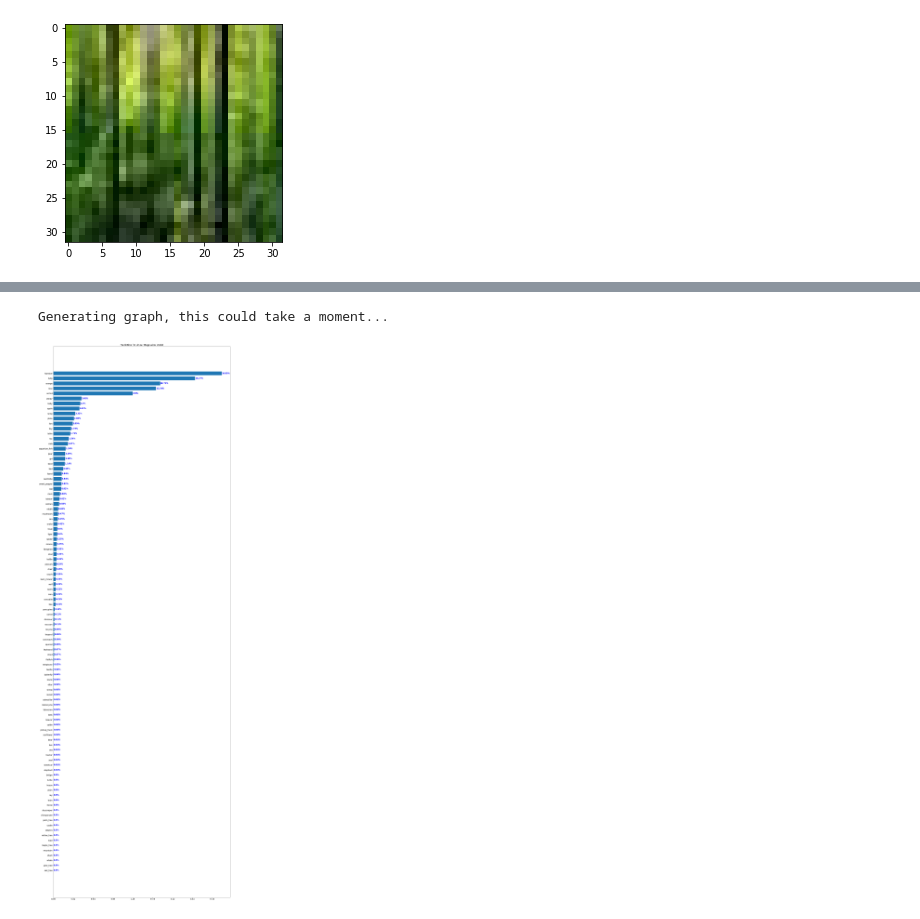
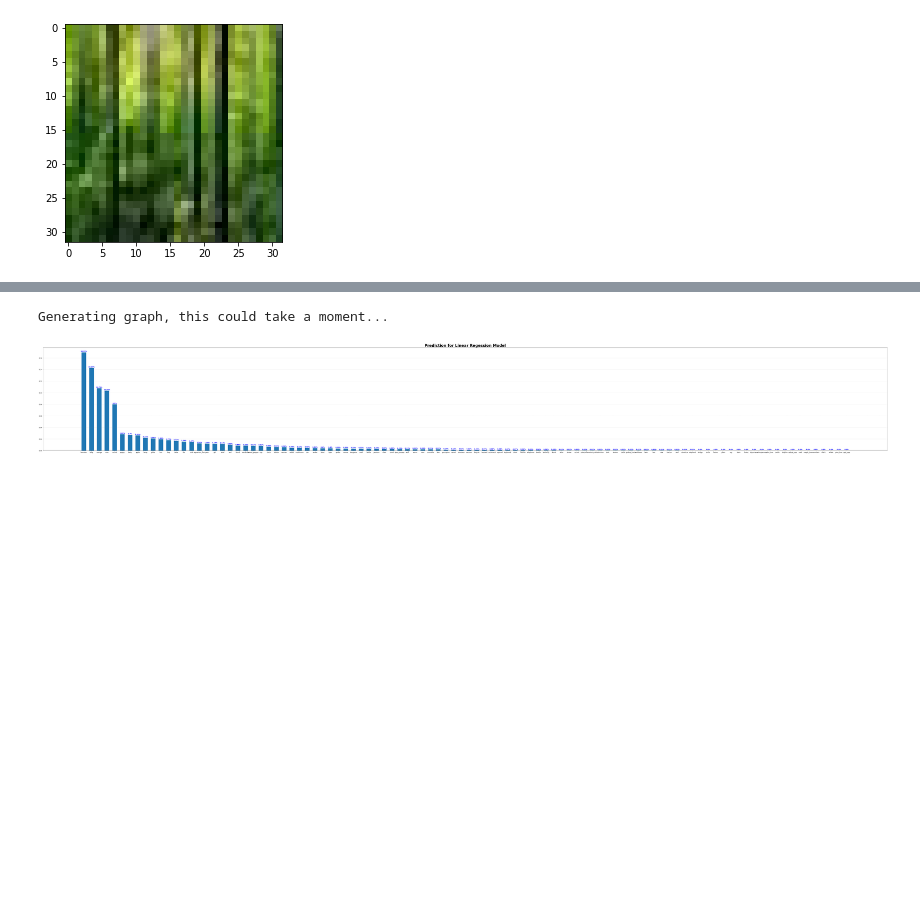
Before and after one commit to linnguyen1707/Machine-learning-and-data-mining-I, a Jupyter notebook: Test-Model/Untitled.ipynb, the cells around one changed output, grey strips where cells are left out. Saved outputs shown, nothing was run; the diff lists cells and outputs as text; code cells hidden in the pictures; blank space fills up the shorter version.

Commit message:
Add responsive graph

```diff
--- a/Test-Model/Untitled.ipynb
+++ b/Test-Model/Untitled.ipynb
@@ -122,26 +122,41 @@ print(list_label[res2.index(max(res2))])
 hamster
 # %%
 import numpy as np
-
-print("Generating graph, this could take a moment...")
 
 list_label = ['apple', 'aquarium_fish', 'baby', 'bear', 'beaver', 'bed', 'bee', 'beetle', 'bicycle', 'bottle', 'bowl', 'boy', 'bridge', 'bus', 'butterfly', 'camel', 'can', 'castle', 'caterpillar', 'cattle', 'chair', 'chimpanzee', 'clock', 'cloud', 'cockroach', 'couch', 'crab', 'crocodile', 'cup', 'dinosaur', 'dolphin', 'elephant', 'flatfish', 'forest', 'fox', 'girl', 'hamster', 'house', 'kangaroo', 'keyboard', 'lamp', 'lawn_mower', 'leopard', 'lion', 'lizard', 'lobster', 'man', 'maple_tree', 'motorcycle', 'mountain', 'mouse', 'mushroom', 'oak_tree', 'orange', 'orchid', 'otter', 'palm_tree', 'pear', 'pickup_truck', 'pine_tree', 'plain', 'plate', 'poppy', 'porcupine', 'possum', 'rabbit', 'raccoon', 'ray', 'road', 'rocket', 'rose', 'sea', 'seal', 'shark', 'shrew', 'skunk', 'skyscraper', 'snail', 'snake', 'spider', 'squirrel', 'streetcar', 'sunflower', 'sweet_pepper', 'table', 'tank', 'telephone', 'television', 'tiger', 'tractor', 'train', 'trout', 'tulip', 'turtle', 'wardrobe', 'whale', 'willow_tree', 'wolf', 'woman', 'worm']
 res2_index = np.argsort(res2)
 res2_sorted = np.array(res2)[np.array(res2_index)]
 res2_sorted_rev = res2_sorted[::-1];
 label_sorted = np.array(list_label)[np.array(res2_index)]
 label_sorted_rev = label_sorted[::-1]
 res2_sorted_beautify = np.around(res2_sorted * 100, 2)
 
-plt.rc('font', size=15)
-fig = plt.figure(figsize=(25, 80))
-ax = fig.add_subplot()
-bars = ax.barh(label_sorted, res2_sorted, height=.75)
-ax.set_title('Prediction for Linear Regession Model')
-for i, v in enumerate(res2_sorted):
-    ax.text(v + .0002, i - .1, str(np.around(v * 100, 2)) + "%", color='blue', fontweight='bold')
+def gen_graph(limit = 100, mul = 1):
 
-plt.show()
+  limit = np.clip(limit, 1, 100)
+
+  limit_ratio = 100 / limit
+  font_size = int(12 * mul * limit_ratio)
+  bar_width = .6
+  figure_size = (int(120 * mul), int(15 * mul * np.clip(limit_ratio, 1, 10)))
+  height_deviation = .002 * (mul / 2)
+  line_size = (mul * limit_ratio) / 2
+
+  print("Generating graph, this could take a moment...")
+
+  plt.rc('font', size=font_size)
+  fig = plt.figure(figsize=figure_size)
+  ax = fig.add_subplot()
+  bars = ax.bar(label_sorted_rev[:limit], res2_sorted_rev[:limit], width=bar_width)
+  ax.set_title('Prediction for Linear Regession Model', size=font_size * 2.5, weight='bold')
+  for i, v in enumerate(res2_sorted_rev[:limit]):
+      ax.text(i, v + height_deviation, str(np.around(v * 100, 2)) + "%", color='blue', fontweight='bold', ha = 'center')
+
+  plt.grid(axis='y', color='gray', linestyle='--', linewidth=line_size, alpha=.6)
+  plt.show()
+
+# The graphing function
+gen_graph()
 # %% [output]
 Generating graph, this could take a moment...
-[figure, old version]
+[figure, new version]
```
Also changed, not shown: parts of 4 cells of this notebook.
